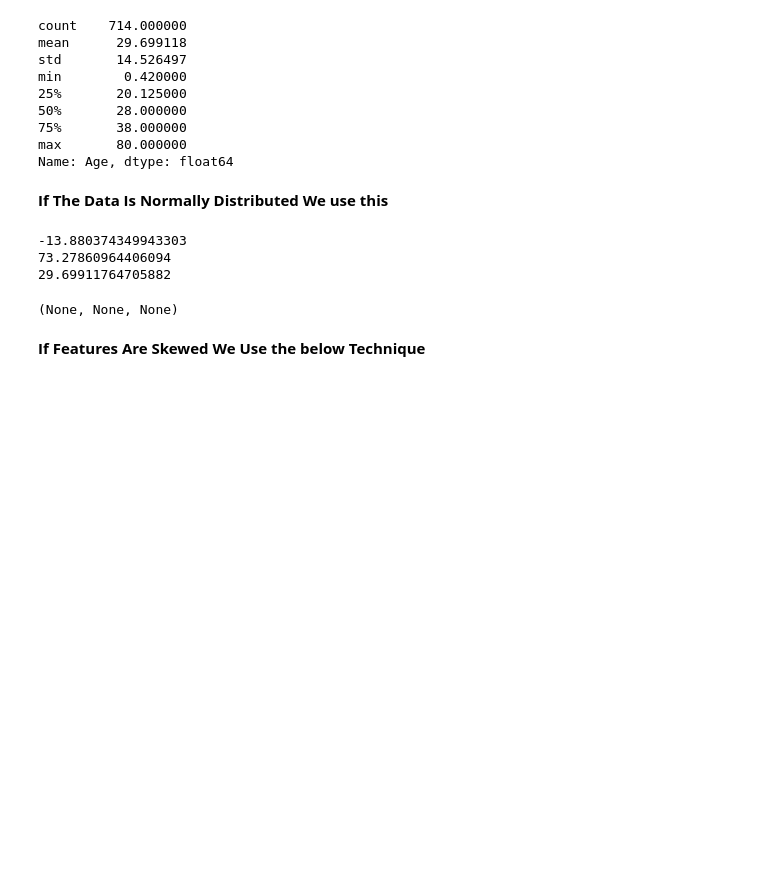
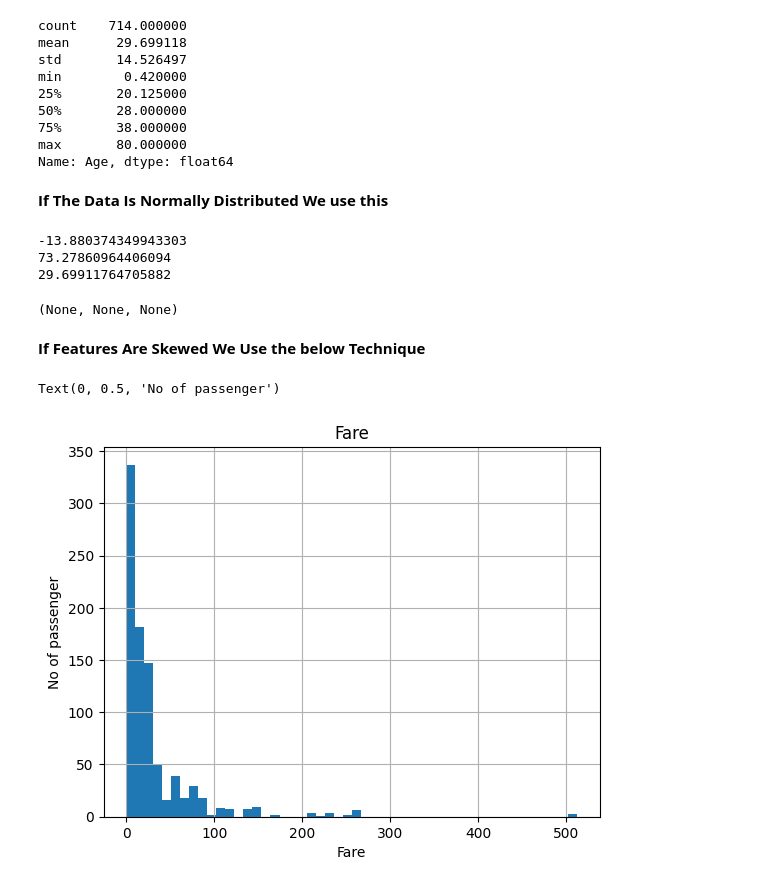
Before and after one commit to BuragayalaPraneetha/Feature-Selection, a Jupyter notebook: Outliers.ipynb, the cells around one changed output. Saved outputs shown, nothing was run; the diff lists cells and outputs as text; code cells hidden in the pictures; blank space fills up the shorter version.

```diff
--- a/Outliers.ipynb
+++ b/Outliers.ipynb
@@ -104,3 +104,11 @@ print(lower_boundary), print(uppper_boundary),print(df['Age'].mean())
 # %% [markdown]
 
 **If Features Are Skewed We Use the below Technique**
+# %%
+figure=df.Fare.hist(bins=50)
+figure.set_title('Fare')
+figure.set_xlabel('Fare')
+figure.set_ylabel('No of passenger')
+# %% [output]
+Text(0, 0.5, 'No of passenger')
+[figure, added]
```
Also changed, not shown: parts of 11 cells of this notebook.
